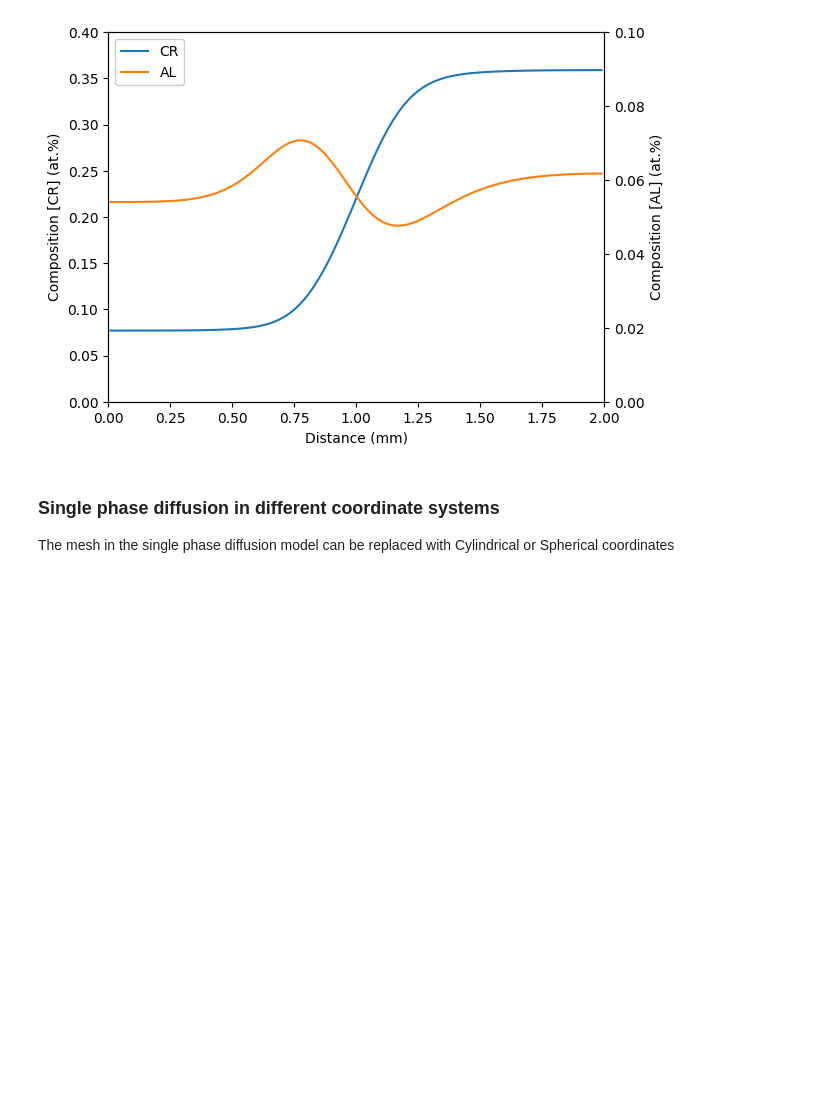
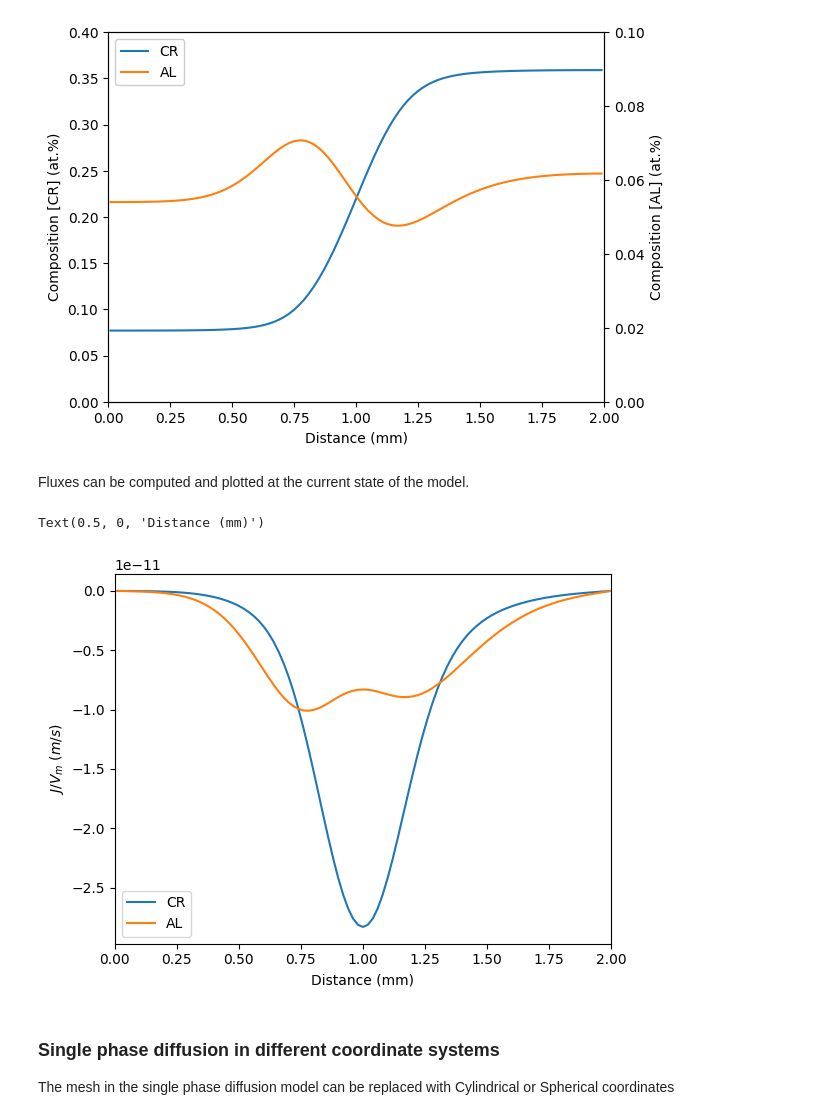
Before and after one commit to materialsgenomefoundation/kawin, a Jupyter notebook: examples/06_Single_Phase_Diffusion.ipynb, the cells around one changed output. Cells and saved outputs as stored; diff of their text form; code cells hidden in the pictures; blank space fills up the shorter version.

```diff
--- a/examples/06_Single_Phase_Diffusion.ipynb
+++ b/examples/06_Single_Phase_Diffusion.ipynb
@@ -78,6 +78,16 @@ axR.set_ylim([0, 0.1])
 # %% [output]
 (0.0, 0.1)
 [figure]
+# %% [markdown]
+Fluxes can be computed and plotted at the current state of the model.
+# %%
+from kawin.diffusion.Plot import plot1DFlux
+fig, ax = plt.subplots()
+plot1DFlux(m, ['CR', 'AL'], zScale=1e-3, ax=ax)
+ax.set_xlabel('Distance (mm)')
+# %% [output]
+Text(0.5, 0, 'Distance (mm)')
+[figure, added]
 # %% [markdown]
 ### Single phase diffusion in different coordinate systems
 The mesh in the single phase diffusion model can be replaced with Cylindrical or Spherical coordinates
```
Also changed, not shown: parts of 4 cells of this notebook, 8 other files.
